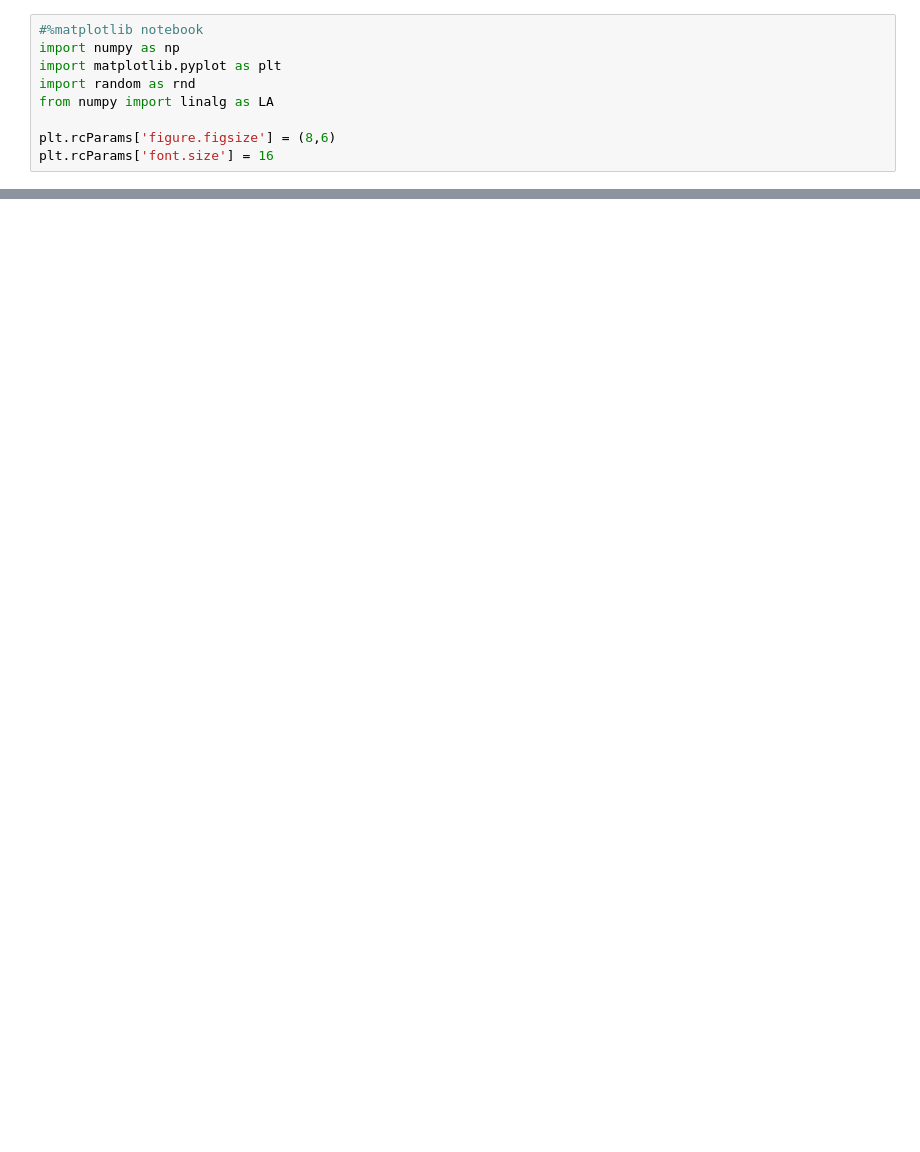
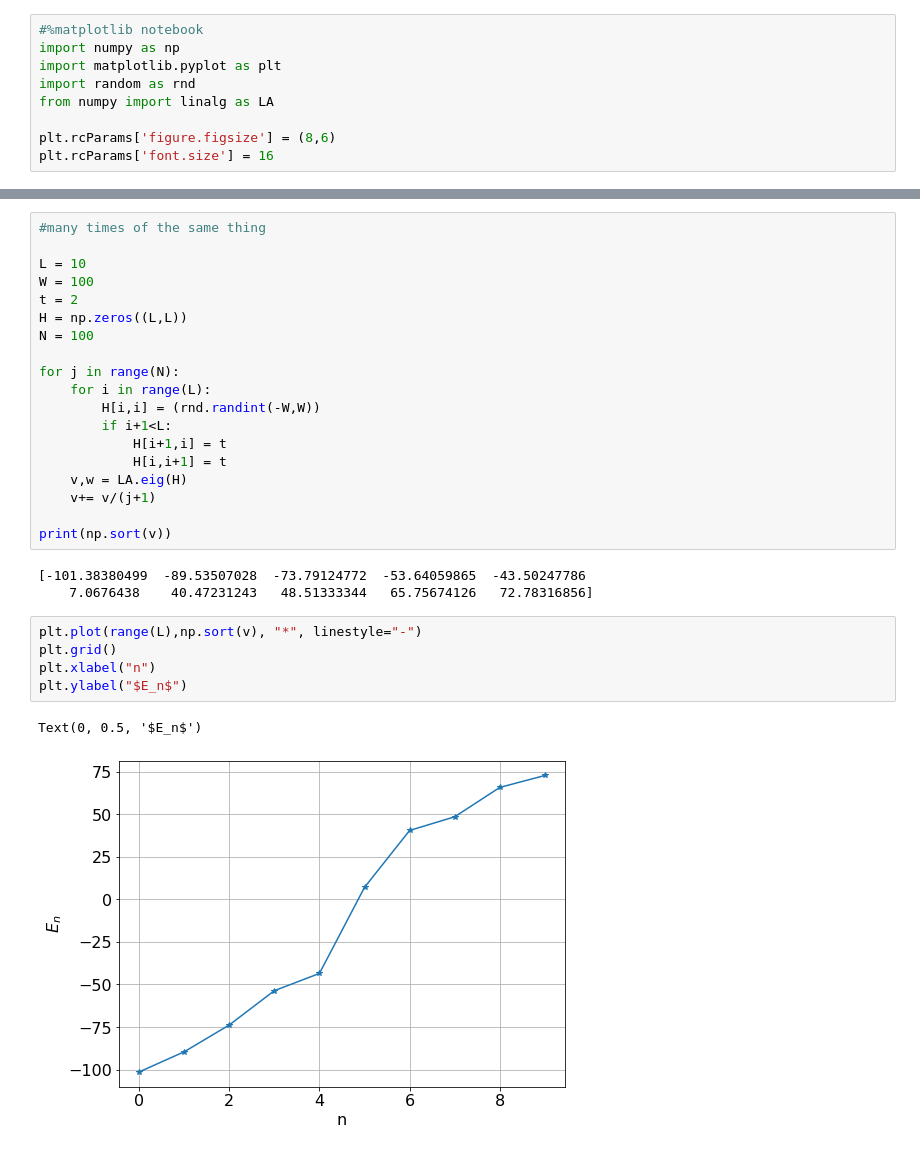
Before and after one commit to calvin-bales/Lectures, a Jupyter notebook: Untitled3.ipynb, the cells around one changed output, grey strips where cells are left out. Cells and saved outputs as stored; diff of their text form; blank space fills up the shorter version.

```diff
--- a/Untitled3.ipynb
+++ b/Untitled3.ipynb
@@ -58,0 +83,30 @@ plt.plot(range(L),np.sort(v))
+# %%
+#many times of the same thing
+
+L = 10
+W = 100
+t = 2
+H = np.zeros((L,L))
+N = 100
+
+for j in range(N):
+    for i in range(L):
+        H[i,i] = (rnd.randint(-W,W))
+        if i+1<L:
+            H[i+1,i] = t
+            H[i,i+1] = t
+    v,w = LA.eig(H)
+    v+= v/(j+1)
+
+print(np.sort(v))
+# %% [output]
+[-101.38380499  -89.53507028  -73.79124772  -53.64059865  -43.50247786
+    7.0676438    40.47231243   48.51333344   65.75674126   72.78316856]
+# %%
+plt.plot(range(L),np.sort(v), "*", linestyle="-")
+plt.grid()
+plt.xlabel("n")
+plt.ylabel("$E_n$")
+# %% [output]
+Text(0, 0.5, '$E_n$')
+[figure, added]
```
Also changed, not shown: parts of 7 cells of this notebook, 10 other files.
